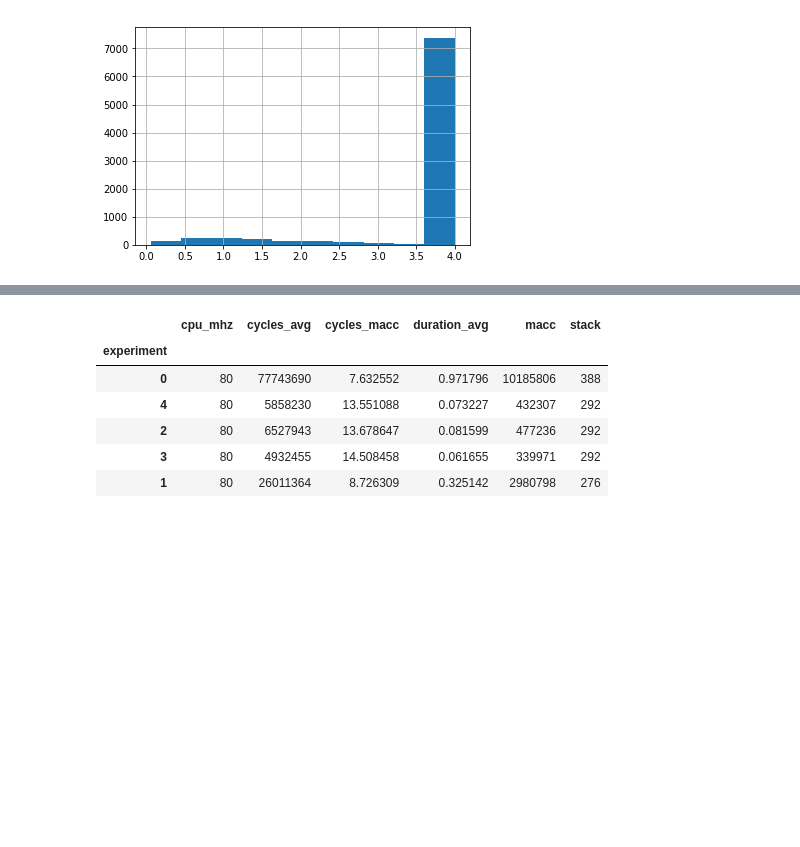
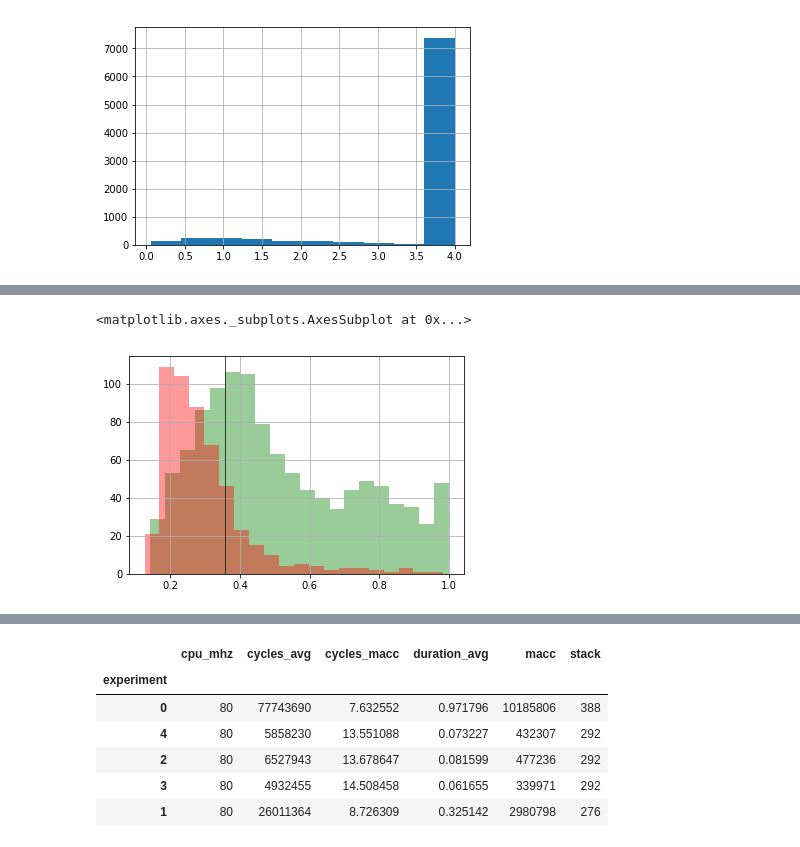
Before and after one commit to jonnor/ESC-CNN-microcontroller, a Jupyter notebook: Experiments.ipynb, the cells around one changed output, grey strips where cells are left out. Cells and saved outputs as stored; diff of their text form; code cells hidden in the pictures; blank space fills up the shorter version.

```diff
--- a/Experiments.ipynb
+++ b/Experiments.ipynb
@@ -33,0 +161,25 @@ data.head()
+# %%
+def plot_errors(df, ax=None, q=0.8, bins=20):
+
+    if ax is None:
+        fig, ax = plt.subplots(1)
+
+    (_, wrong), (isright, right) = df.groupby('correct')
+    assert isright == True
+
+    # FIXME: add legend
+    right.best_p.hist(ax=ax, color='green', alpha=0.4, bins=bins)
+    wrong.best_p.hist(ax=ax, color='red', alpha=0.4, bins=bins)
+
+    # Illustrate a threshold
+    if q is not None:
+        p_min = threshold(df, q=q)
+        ax.axvline(x=p_min, color='black', linewidth=1.0, alpha=0.7)
+
+    return ax
+
+
+plot_errors(eval_set)
+# %% [output]
+<matplotlib.axes._subplots.AxesSubplot at 0x...>
+[figure, added]
```
Also changed, not shown: parts of 15 cells of this notebook.
